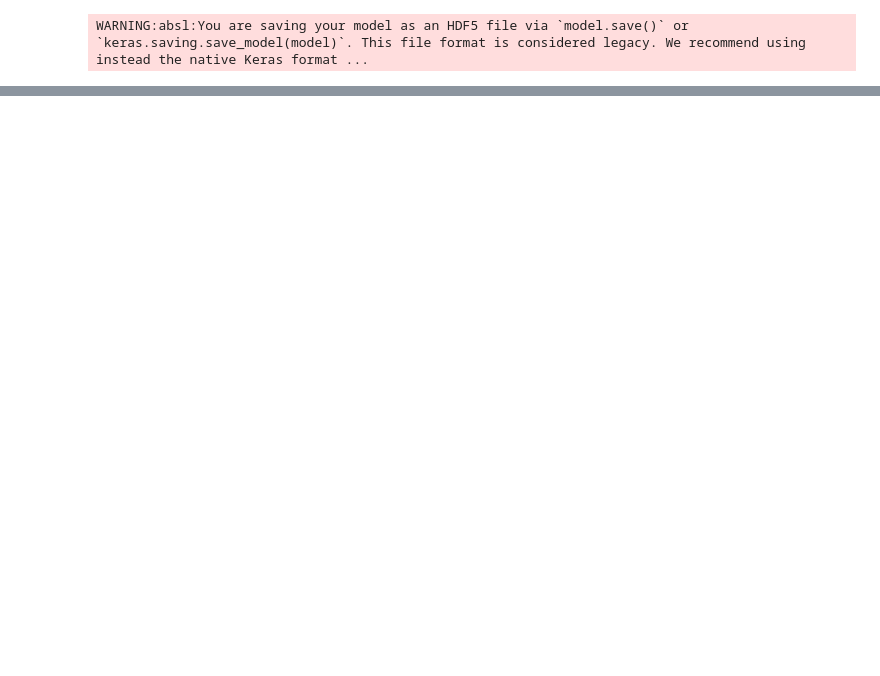
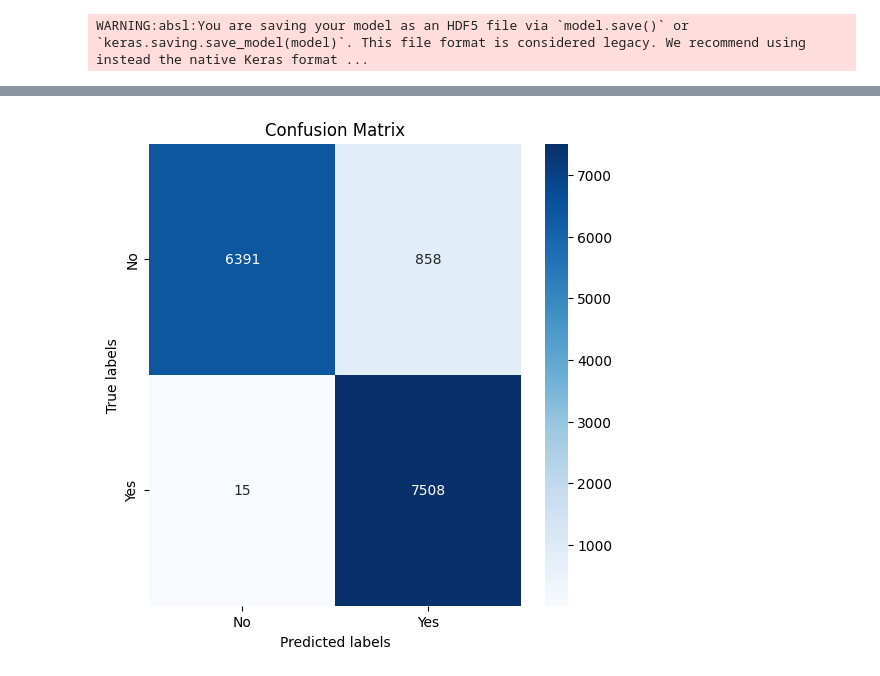
Before and after one commit to sunnyshin8/DeepFake, a Jupyter notebook: Deepfake/deep-detection.ipynb, the cells around one changed output, grey strips where cells are left out. Drawn from its saved outputs; the diff is of its cells as text; code cells hidden in the pictures; blank space fills up the shorter version.

```diff
--- a/Deepfake/deep-detection.ipynb
+++ b/Deepfake/deep-detection.ipynb
@@ -213,6 +216,16 @@ Epoch 5/5
 # %%
 # Test generator
-test_datagen = ImageDataGenerator(rescale=1./255)
+test_datagen = ImageDataGenerator(
+    rescale=1./255,
+    rotation_range=40,
+    width_shift_range=0.3,
+    height_shift_range=0.3,
+    shear_range=0.3,
+    zoom_range=0.3,
+    horizontal_flip=True,
+    vertical_flip=True,
+    fill_mode='nearest',
+)
 
 test_generator = generate_data_from_paths(
     test_paths, test_labels, test_datagen, BATCH_SIZE, is_training=False
@@ -258,0 +276,5 @@ plt.show()
+# %%
+# load model and test
+from tensorflow.keras.models import load_model
+
+model = load_model('deepfake_detection_model.h5')
@@ -258,0 +283,11 @@ plt.show()
+# %%
+test_generator = generate_data_from_paths(
+    test_paths, test_labels, test_datagen, BATCH_SIZE, is_training=False
+)
+
+# get y_true from test_generator. test_generator is a generator that yields (X, y) tuples. so we only need y. loop through the generator and get all y values
+y_true = np.array([])
+for _, labels in test_generator:
+    y_true = np.concatenate([y_true, labels])
+
+print("Length of true labels:", len(y_true))
@@ -258,0 +296,9 @@ plt.show()
+# %%
+test_generator = generate_data_from_paths(
+    test_paths, test_labels, test_datagen, BATCH_SIZE, is_training=False
+)
+
+y_pred = model.predict(test_generator, steps=(len(test_paths) // BATCH_SIZE) if len(test_paths) % BATCH_SIZE == 0 else (len(test_paths) // BATCH_SIZE) + 1)
+y_pred = np.round(y_pred).astype(int)
+
+print("Length of predicted labels:", len(y_pred))
@@ -258,0 +308,10 @@ plt.show()
+# %%
+cm = confusion_matrix(y_true, y_pred)
+plt.figure(figsize=(6, 6))
+sns.heatmap(cm, annot=True, fmt='d', xticklabels=classes, yticklabels=classes, cmap='Blues')
+plt.xlabel('Predicted labels')
+plt.ylabel('True labels')
+plt.title('Confusion Matrix')
+plt.show()
+# %% [output]
+[figure, added]
```
Also changed, not shown: parts of 12 cells of this notebook, 10 other files.
